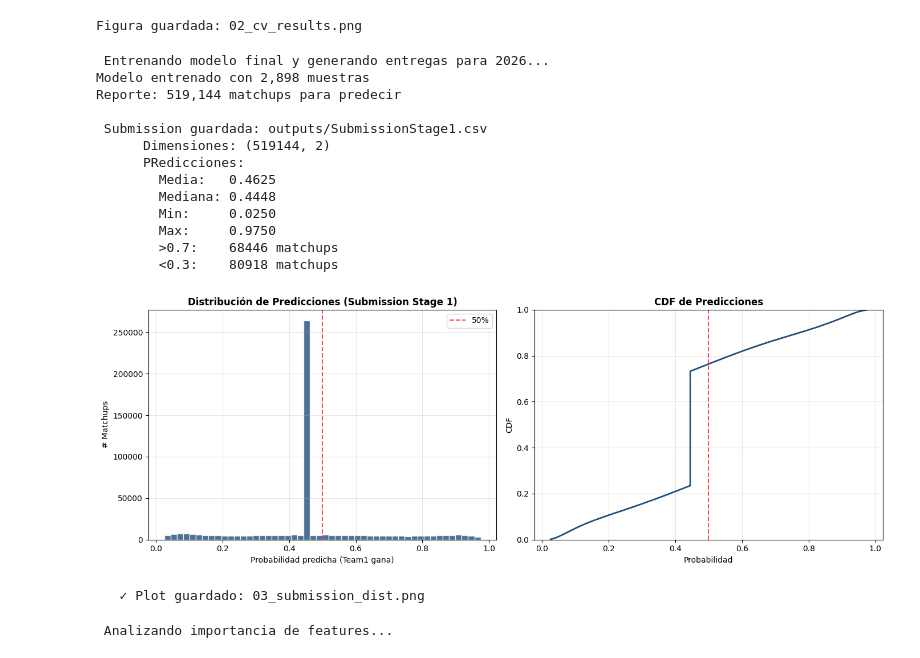
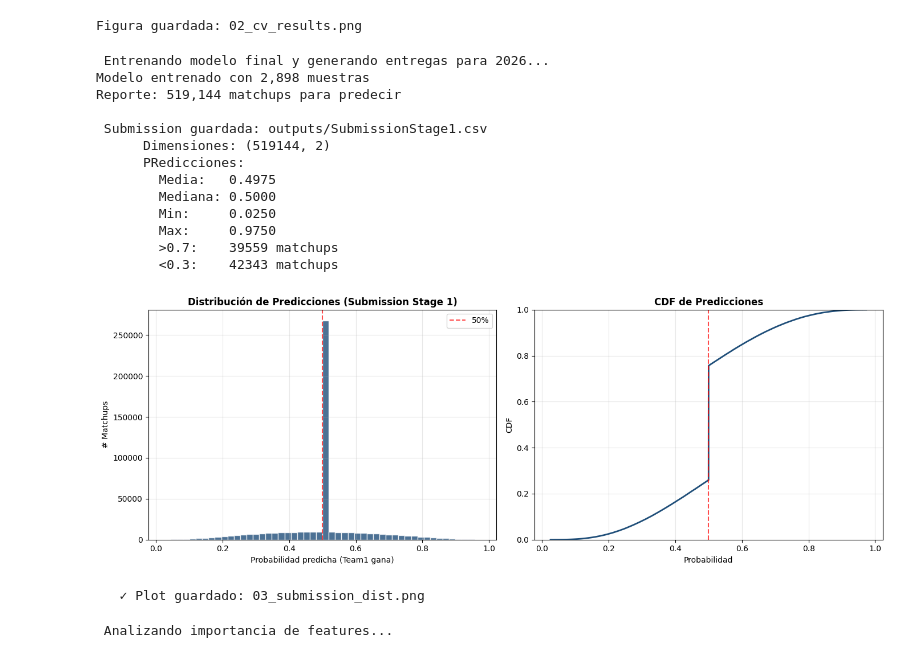
Before and after one commit to l22140141/Proyecto_unidad2, a Jupyter notebook: ProyectoUnidad2.ipynb, the cells around one changed output. Cells and saved outputs as stored; diff of their text form; code cells hidden in the pictures.

```diff
--- a/ProyectoUnidad2.ipynb
+++ b/ProyectoUnidad2.ipynb
@@ -1485,7 +1487,7 @@ def generate_submission(submission_template: pd.DataFrame,
     y_full = train_data["Target"]
 
     # Usar el mejor modelo según CV (XGBoost generalmente)
-    final_model = build_xgboost_model()
+    final_model = build_logistic_model()
     final_model.fit(X_full, y_full)
     print(f"Modelo entrenado con {len(X_full):,} muestras")
 
@@ -1603,38 +1605,38 @@ if submission is not None:
     ax.axvline(0.5, color="red", linestyle="--", label="50%", alpha=0.7)
     ax.set_title("Distribución de Predicciones (Submission Stage 1)", fontweight="bold")
     ax.set_xlabel("Probabilidad predicha (Team1 gana)")
     ax.set_ylabel("# Matchups"); ax.legend(); ax.grid(alpha=0.3)
 
     ax2 = axes[1]
     ax2.ecdf(final_submission["Pred"], color=PALETTE["primary"], linewidth=2)
     ax2.axvline(0.5, color="red", linestyle="--", alpha=0.7)
     ax2.set_title("CDF de Predicciones", fontweight="bold")
     ax2.set_xlabel("Probabilidad"); ax2.set_ylabel("CDF")
     ax2.grid(alpha=0.3)
 
     plt.tight_layout()
     plt.savefig(FIGURES_DIR / "03_submission_dist.png", dpi=150, bbox_inches="tight")
     plt.show()
     print("   ✓ Plot guardado: 03_submission_dist.png")
 
 else:
     print("\n⚠ submission template no encontrada — omitiendo generación de submission")
     print("   Asegúrate de que SampleSubmissionStage1.csv esté en DATA_DIR")
 # %% [output]
  Entrenando modelo final y generando entregas para 2026...
 Modelo entrenado con 2,898 muestras
 Reporte: 519,144 matchups para predecir
 
  Submission guardada: outputs/SubmissionStage1.csv
       Dimensiones: (519144, 2)
       PRedicciones:
-        Media:   0.4625
-        Mediana: 0.4448
+        Media:   0.4975
+        Mediana: 0.5000
         Min:     0.0250
         Max:     0.9750
-        >0.7:    68446 matchups
-        <0.3:    80918 matchups
+        >0.7:    39559 matchups
+        <0.3:    42343 matchups
-[figure, old version]
+[figure, new version]
    ✓ Plot guardado: 03_submission_dist.png
 # %%
 
```
Also changed, not shown: parts of 9 cells of this notebook.
